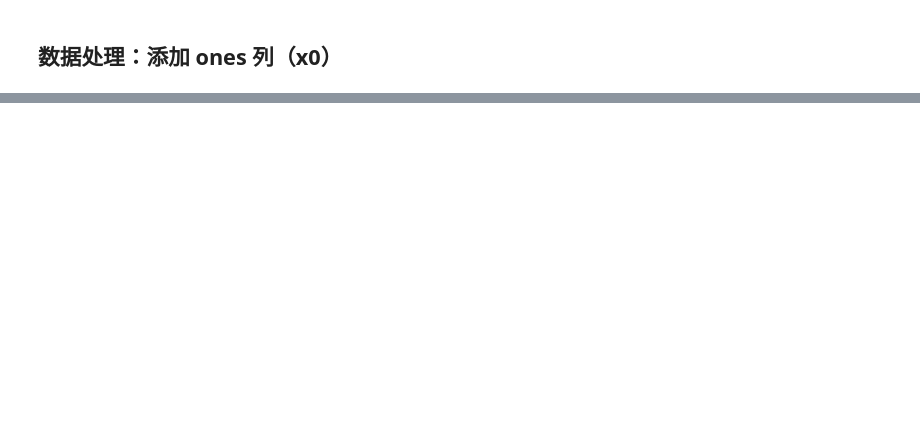
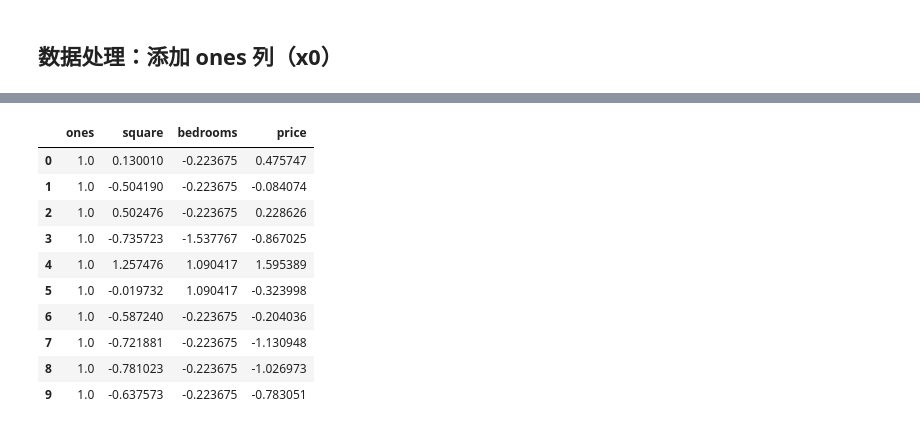
Before and after one commit to fangkun119/tensorflow-101, a Jupyter notebook: notebook-examples/chapter-4/1-data-process.ipynb, the cells around one changed output, grey strips where cells are left out. Cells and saved outputs as stored; diff of their text form; code cells hidden in the pictures; blank space fills up the shorter version.

```diff
--- a/notebook-examples/chapter-4/1-data-process.ipynb
+++ b/notebook-examples/chapter-4/1-data-process.ipynb
@@ -97,0 +193,15 @@ df.info()
+# %%
+# 打印前10行
+df.head(10)
+# %% [output]
+|  | ones | square | bedrooms | price |
+| 0 | 1.0 | 0.130010 | -0.223675 | 0.475747 |
+| 1 | 1.0 | -0.504190 | -0.223675 | -0.084074 |
+| 2 | 1.0 | 0.502476 | -0.223675 | 0.228626 |
+| 3 | 1.0 | -0.735723 | -1.537767 | -0.867025 |
+| 4 | 1.0 | 1.257476 | 1.090417 | 1.595389 |
+| 5 | 1.0 | -0.019732 | 1.090417 | -0.323998 |
+| 6 | 1.0 | -0.587240 | -0.223675 | -0.204036 |
+| 7 | 1.0 | -0.721881 | -0.223675 | -1.130948 |
+| 8 | 1.0 | -0.781023 | -0.223675 | -1.026973 |
+| 9 | 1.0 | -0.637573 | -0.223675 | -0.783051 |
```
Also changed, not shown: parts of 17 cells of this notebook.
